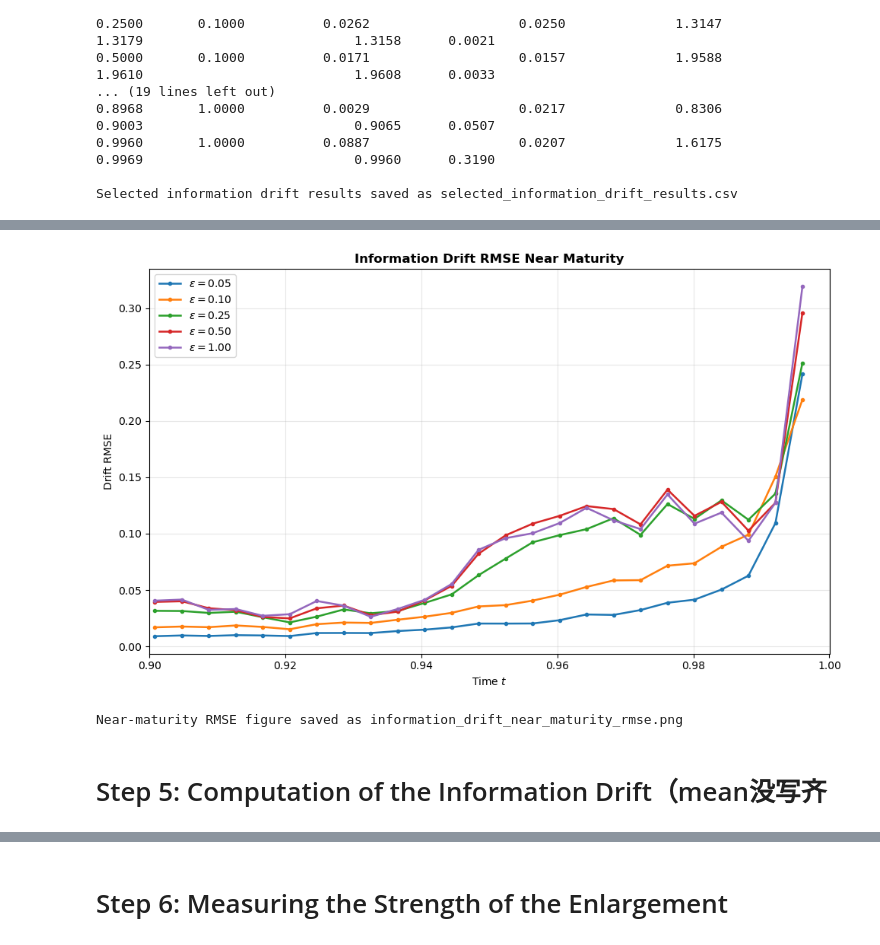
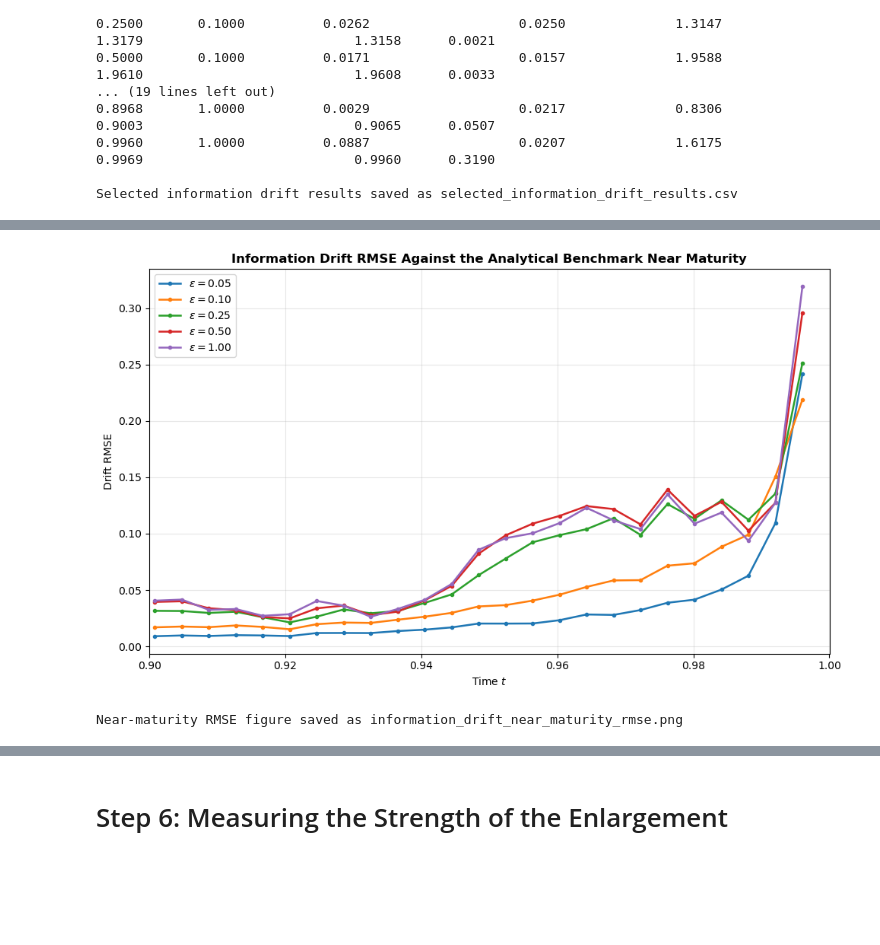
Before and after one commit to Annnnnnngela/insider-trading-noisy-information, a Jupyter notebook: main.ipynb, the cells around one changed output, grey strips where cells are left out. Drawn from its saved outputs; the diff is of its cells as text; code cells hidden in the pictures; blank space fills up the shorter version.

```diff
--- a/main.ipynb
+++ b/main.ipynb
@@ -1371,30 +1391,31 @@ OUT-OF-SAMPLE VALIDATION RESULTS
 # ==================================================
 
 # Select one path from the testing sample
-representative_path = testing_indices[0]
+selected_testing_path = testing_indices[0]
 
 fig, ax = plt.subplots(
     figsize=(10, 6)
 )
 
-# Observed Brownian motion
+# Brownian motion observed over time
 ax.plot(
     time_grid,
-    brownian_paths[:, representative_path],
+    brownian_paths[:, selected_testing_path],
     color="black",
     linestyle="--",
     linewidth=1.8,
     label=r"Observed $W_t$"
 )
 
-# Estimated conditional expectations
+# Estimated conditional expectations for
+# different noise levels
 for epsilon in noise_levels:
 
     ax.plot(
         time_grid,
         conditional_expectation_estimates[
             epsilon
-        ][:, representative_path],
+        ][:, selected_testing_path],
         linewidth=1.8,
         label=(
             rf"$\widehat{{m}}_t$, "
@@ -1402,15 +1423,16 @@ for epsilon in noise_levels:
         )
     )
 
-# True terminal value
+# Realised terminal Brownian value for
+# the selected testing path
 ax.axhline(
     terminal_brownian_values[
-        representative_path
+        selected_testing_path
     ],
     color="grey",
     linestyle=":",
     linewidth=2,
-    label=r"True $W_T$"
+    label=r"Realised $W_T$"
 )
 
 ax.set_title(
@@ -2248,15 +2539,22 @@ NEAR-MATURITY INFORMATION DRIFT SUMMARY
 Near-maturity summary saved as near_maturity_information_drift_summary.csv
 # %%
 # ==================================================
-# Plot near-maturity drift RMSE
+# Plot the information drift RMSE in the near-maturity region
 # ==================================================
 
 fig, ax = plt.subplots(
     figsize=(10, 6)
 )
 
+
+# ==================================================
+# Plot the RMSE for each noise level
+# ==================================================
+
 for epsilon in noise_levels:
 
+    # Select and sort the near-maturity results
+    # for the current noise level
     epsilon_near_results = (
         near_maturity_results[
             np.isclose(
@@ -2269,17 +2567,28 @@ for epsilon in noise_levels:
         .sort_values("Time")
     )
 
+    # Plot the RMSE between the regression-based
+    # information drift estimate and the
+    # analytical drift benchmark
     ax.plot(
         epsilon_near_results["Time"],
-        epsilon_near_results["Drift RMSE"],
+        epsilon_near_results[
+            "Drift vs analytical benchmark RMSE"
+        ],
         linewidth=1.8,
         marker="o",
         markersize=3,
         label=rf"$\varepsilon={epsilon:.2f}$"
     )
 
+
+# ==================================================
+# Figure formatting
+# ==================================================
+
 ax.set_title(
-    "Information Drift RMSE Near Maturity",
+    "Information Drift RMSE Against the Analytical "
+    "Benchmark Near Maturity",
     fontweight="bold"
 )
 
@@ -2292,36 +2601,39 @@ ax.set_ylabel(
 )
 
 ax.set_xlim(
-    0.9 * T,
+    near_maturity_start,
     T
 )
 
 ax.grid(
     alpha=0.3
 )
 
 ax.legend()
 
 fig.tight_layout()
+
+
+# ==================================================
+# Save and display the figure
+# ==================================================
 
 near_maturity_rmse_filename = (
     "information_drift_near_maturity_rmse.png"
 )
 
 fig.savefig(
     near_maturity_rmse_filename,
     dpi=300,
     bbox_inches="tight"
 )
 
 plt.show()
 
 print(
     f"\nNear-maturity RMSE figure saved as "
     f"{near_maturity_rmse_filename}"
 )
 # %% [output]
-[figure, old version]
+[figure, new version]
 Near-maturity RMSE figure saved as information_drift_near_maturity_rmse.png
-# %% [markdown]
-# Step 5: Computation of the Information Drift（mean没写齐
```
Also changed, not shown: parts of 36 cells of this notebook, 13 other files.
